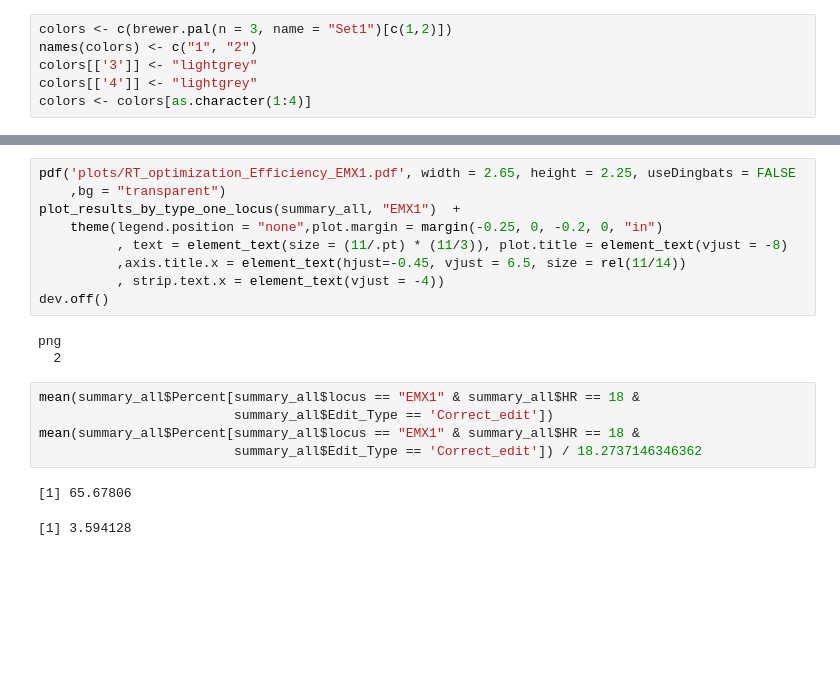
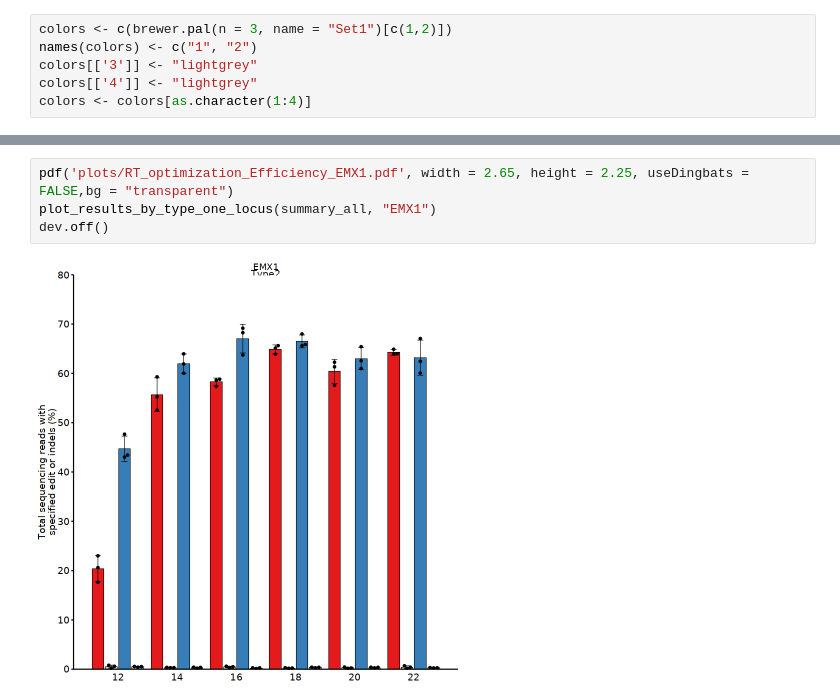
Before and after one commit to jweissmanlab/PEtracer-2025, a Jupyter notebook: strategy_selection/RTT_optimization/plot.ipynb, the cells around one changed output, grey strips where cells are left out. Cells and saved outputs as stored; diff of their text form; blank space fills up the shorter version.

```diff
--- a/strategy_selection/RTT_optimization/plot.ipynb
+++ b/strategy_selection/RTT_optimization/plot.ipynb
@@ -116,20 +86,6 @@ mean(summary_all$Percent[summary_all$locus == "HEK3" & summary_all$HR == 34 &
 # %%
-pdf('plots/RT_optimization_Efficiency_EMX1.pdf', width = 2.65, height = 2.25, useDingbats = FALSE
-    ,bg = "transparent")
-plot_results_by_type_one_locus(summary_all, "EMX1")  +
-    theme(legend.position = "none",plot.margin = margin(-0.25, 0, -0.2, 0, "in")
-          , text = element_text(size = (11/.pt) * (11/3)), plot.title = element_text(vjust = -8)
-          ,axis.title.x = element_text(hjust=-0.45, vjust = 6.5, size = rel(11/14))
-          , strip.text.x = element_text(vjust = -4))
+pdf('plots/RT_optimization_Efficiency_EMX1.pdf', width = 2.65, height = 2.25, useDingbats = FALSE,bg = "transparent")
+plot_results_by_type_one_locus(summary_all, "EMX1")
 dev.off()
 # %% [output]
-png
-  2
+[figure, added]
-# %%
-mean(summary_all$Percent[summary_all$locus == "EMX1" & summary_all$HR == 18 &
-                         summary_all$Edit_Type == 'Correct_edit'])
-mean(summary_all$Percent[summary_all$locus == "EMX1" & summary_all$HR == 18 &
-                         summary_all$Edit_Type == 'Correct_edit']) / 18.2737146346362
-# %% [output]
-[1] 65.67806
-[1] 3.594128
```
Also changed, not shown: parts of 8 cells of this notebook, 2 other files.
